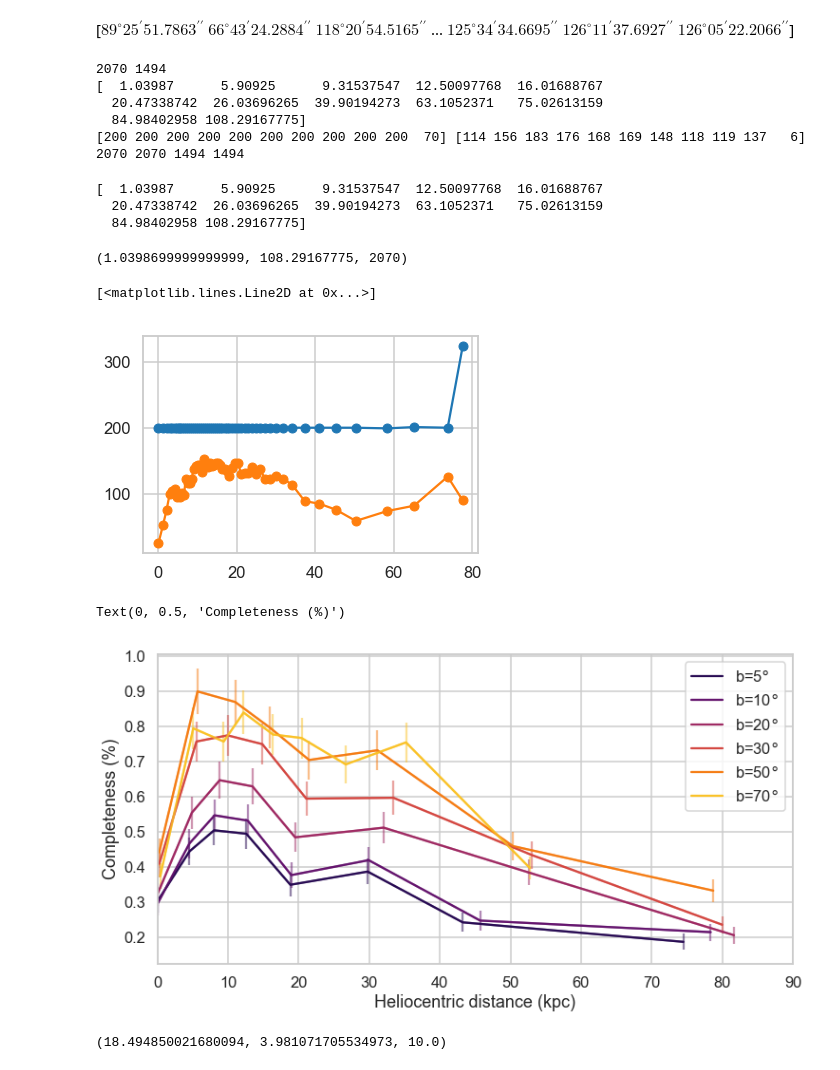
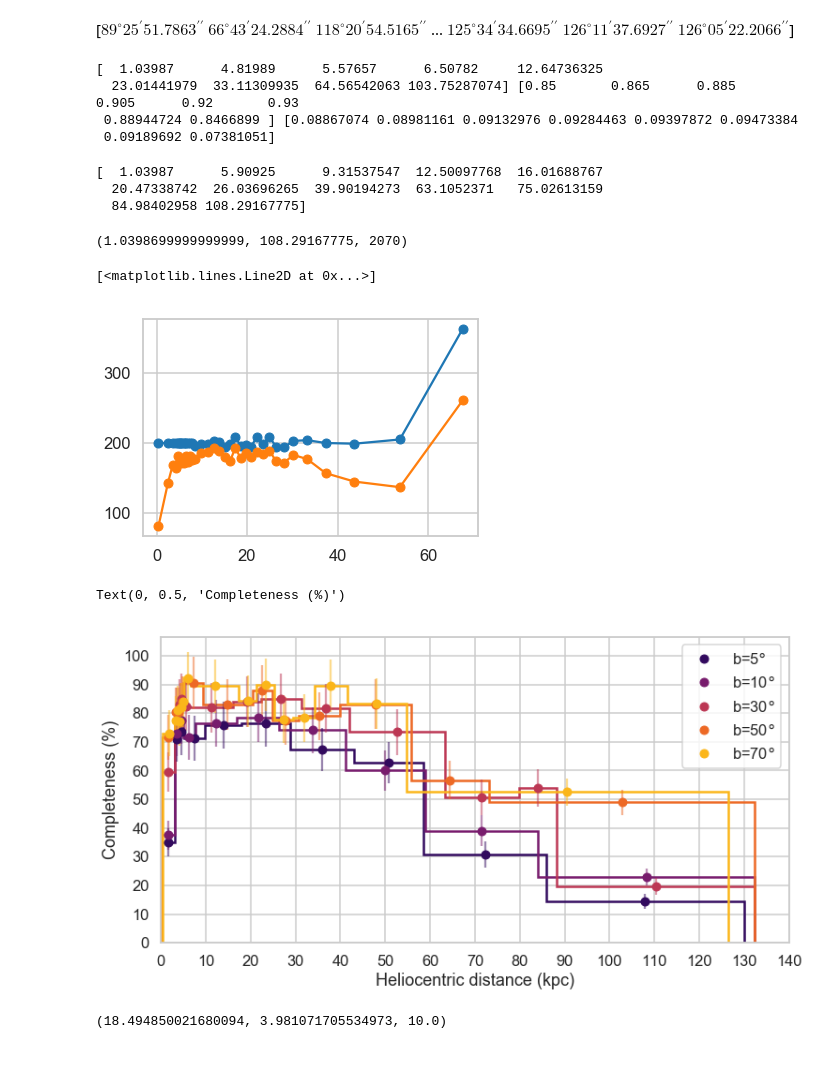
Before and after one commit to cmateu/rrl_completeness, a Jupyter notebook: completeness_map_utils.ipynb, the cells around one changed output. Drawn from its saved outputs; the diff is of its cells as text; code cells hidden in the pictures.

Commit message:
compl vs r, working

```diff
--- a/completeness_map_utils.ipynb
+++ b/completeness_map_utils.ipynb
@@ -77,7 +77,7 @@ def completeness_los(lon, lat, cat0, unit=u.deg, frame='galactic',sky_tol=1*u.de
       elon,elat = sco.barycentrictrueecliptic.lon, sco.barycentrictrueecliptic.lat
       #Reflect w.r.t to ecliptic plane
       eco_new = SkyCoord(elon, -elat, frame='barycentrictrueecliptic')
-      #and rotate in ra
+      #and rotate in ra (this is to preserve symmetric w.r.t Galactic plane)
       ra_new, dec_new = 180.*u.deg-eco_new.icrs.ra, eco_new.icrs.dec
       #convert back to galactic
       new = SkyCoord(ra_new, dec_new, unit=unit, frame='icrs')
@@ -124,11 +124,14 @@ def completeness_los(lon, lat, cat0, unit=u.deg, frame='galactic',sky_tol=1*u.de
 
     #Compute completeness
     C= Ncommon_r/Ntot_r
-    mz = Ncommon_r>0
+    mz = (Ncommon_r>0)
     eC = np.zeros_like(Ntot_r) #init to deal separately with Ncommon_r==0 avoiding warning
+#     eC[mz] = C[mz]*np.sqrt((np.sqrt(Ncommon_r[mz])/Ncommon_r[mz])**2
+#                        + (np.sqrt(Ntot_r[mz])/Ntot_r[mz])**2)
+#     eC[~mz] = C[~mz]*(np.sqrt(Ntot_r[~mz])/Ntot_r[~mz]) #first term is 0 when Ncommon_r==0
+    eC = C*(np.sqrt(Ntot_r)/Ntot_r) #first term is 0 when Ncommon_r==0
     eC[mz] = C[mz]*np.sqrt((np.sqrt(Ncommon_r[mz])/Ncommon_r[mz])**2
                        + (np.sqrt(Ntot_r[mz])/Ntot_r[mz])**2)
-    eC[~mz] = C[~mz]*(np.sqrt(Ntot_r[~mz])/Ntot_r[~mz]) #first term is 0 when Ncommon_r==0
 
 
     return (np.array(r_bin_edges), C, eC, Ntot_r, Ncommon_r, Cmean)
@@ -146,19 +149,13 @@ sc.separation(sco)
  $126^\circ11{}^\prime37.6927{}^{\prime\prime}$
  $126^\circ05{}^\prime22.2066{}^{\prime\prime}$]
 # %%
-Nt, Nc, Nt_r, Nc_r, rs, rall = completeness_los(90.*u.deg, 50.*u.deg, cat, sky_tol=20*u.deg)
+rs, C, eC, Nt_r, Nc_r, cc = completeness_los(90.*u.deg, 50.*u.deg, cat, sky_tol=20*u.deg)
+print(rs, C, eC)
+# %% [output]
+[  1.03987      4.81989      5.57657      6.50782     12.64736325
+  23.01441979  33.11309935  64.56542063 103.75287074] [0.85       0.865      0.885      0.905      0.92       0.93
+ 0.88944724 0.8466899 ] [0.08867074 0.08981161 0.09132976 0.09284463 0.09397872 0.09473384
+ 0.09189692 0.07381051]
-# %%
-print(Nt, Nc)
-print(rs)
-print(Nt_r, Nc_r)
-print(Nt_r.sum(),Nt,Nc_r.sum(),Nc)
-# %% [output]
-2070 1494
-[  1.03987      5.90925      9.31537547  12.50097768  16.01688767
-  20.47338742  26.03696265  39.90194273  63.1052371   75.02613159
-  84.98402958 108.29167775]
-[200 200 200 200 200 200 200 200 200 200  70] [114 156 183 176 168 169 148 118 119 137   6]
-2070 2070 1494 1494
 # %%
 #np.min(rs)
 print(rs)
@@ -169,35 +166,41 @@ rall.min(),rall.max(),rall.size
   84.98402958 108.29167775]
 (1.0398699999999999, 108.29167775, 2070)
 # %%
-rs, C, eC, Nt_r, Nc_r = completeness_los(90.*u.deg, 30.*u.deg, cat, sky_tol=40*u.deg)
+rs, C, eC, Nt_r, Nc_r, _ = completeness_los(90.*u.deg, 30.*u.deg, cat, sky_tol=40*u.deg)
 plt.plot(rs[:-1],Nt_r,'o-')
 plt.plot(rs[:-1],Nc_r,'o-')
 # %% [output]
 [<matplotlib.lines.Line2D at 0x...>]
-[figure, old version]
+[figure, new version]
 # %%
 fig=plt.figure(1,figsize=(12,6))
 ax=fig.add_subplot(111)
 
 bs=[5,10,20,30,50,70]
+bs=[5,10,30,50,70]
 cols=sns.color_palette("inferno", len(bs))
 for jj in range(len(bs)) : #np.arange(0,360.,90.):
 
  bo=bs[jj]
- rs, C, eC, Nt_r, Nc_r = completeness_los(180.*u.deg, bo*u.deg, cat, sky_tol=30*u.deg, Nmin=400)
- ax.errorbar(rs[:-1],C,yerr=eC,marker=None,alpha=0.5,color=cols[jj])
- ax.plot(rs[:-1],C,'-',label=f"b={bo}$\degree$",color=cols[jj])
+ rs, C, eC, Nt_r, Nc_r, _ = completeness_los(180.*u.deg, bo*u.deg, cat,
+                                             sky_tol=30*u.deg, Nmin=200)
+ ro = (rs[:-1] + rs[1:])/2.
+ ax.plot(ro,C*100,'o',label=f"b={bo}$\degree$",color=cols[jj])
+ ax.hist(ro,weights=C*100,bins=rs,histtype='step',lw=2.5,color=cols[jj])
+ ax.errorbar(ro,C*100,yerr=eC*100,marker=None,alpha=0.5,color=cols[jj],ls='none')
+
 
 ax.xaxis.set_major_locator(plt.MultipleLocator(10))
+ax.yaxis.set_major_locator(plt.MultipleLocator(10))
 plt.legend()
 ax.set_xlim(0,100)
 #plt.grid()
-ax.set_xlim(0,90)
+ax.set_xlim(0,140)
 ax.set_xlabel('Heliocentric distance (kpc)')
 ax.set_ylabel('Completeness (%)')
 # %% [output]
 Text(0, 0.5, 'Completeness (%)')
-[figure, old version]
+[figure, new version]
 # %%
 5*np.log10(50*1e3)-5. , 10**((13.+5.)/5.)/1000., 10**((15.+5.)/5.)/1000.
 # %% [output]
```
Also changed, not shown: parts of 1 cell of this notebook.
